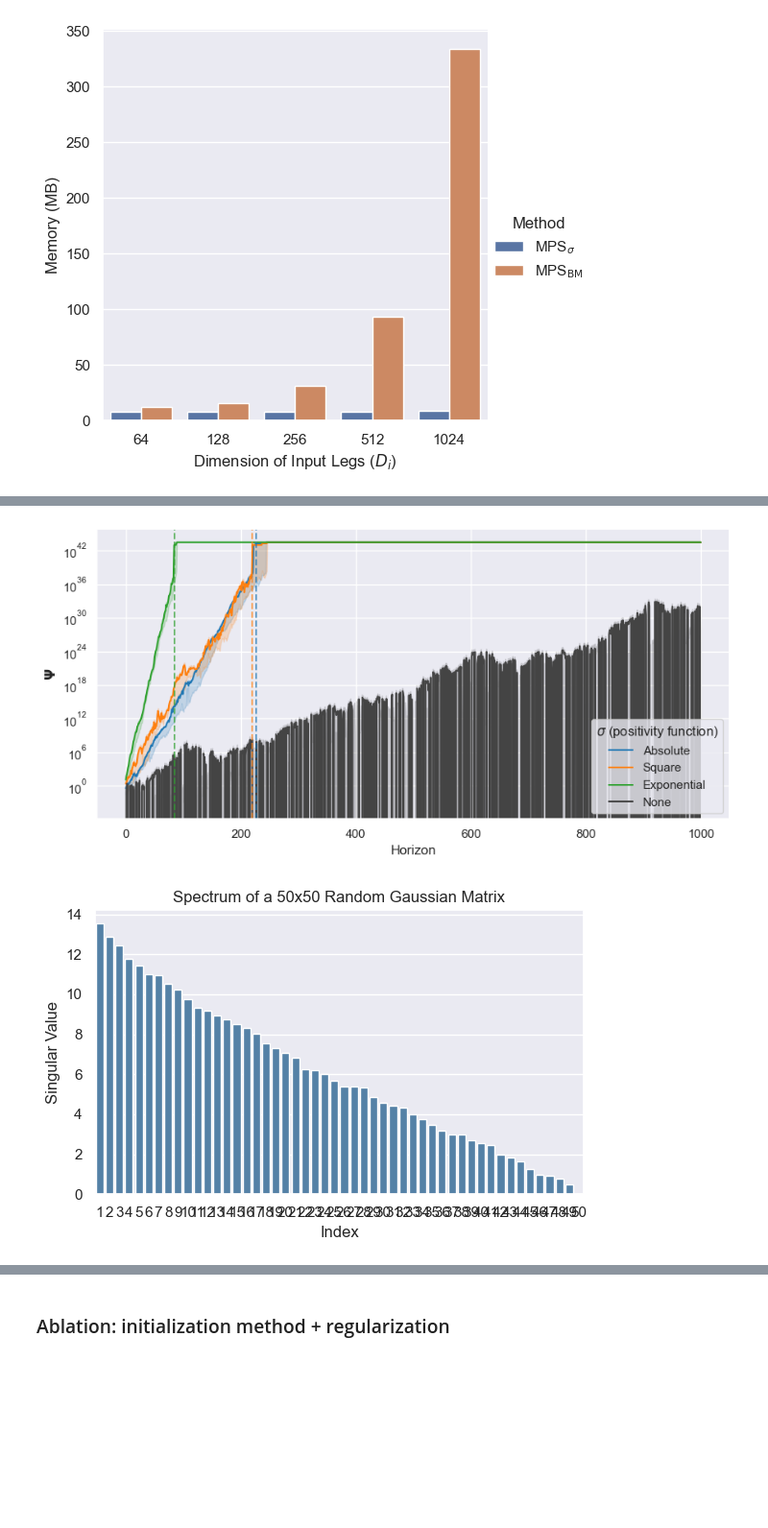
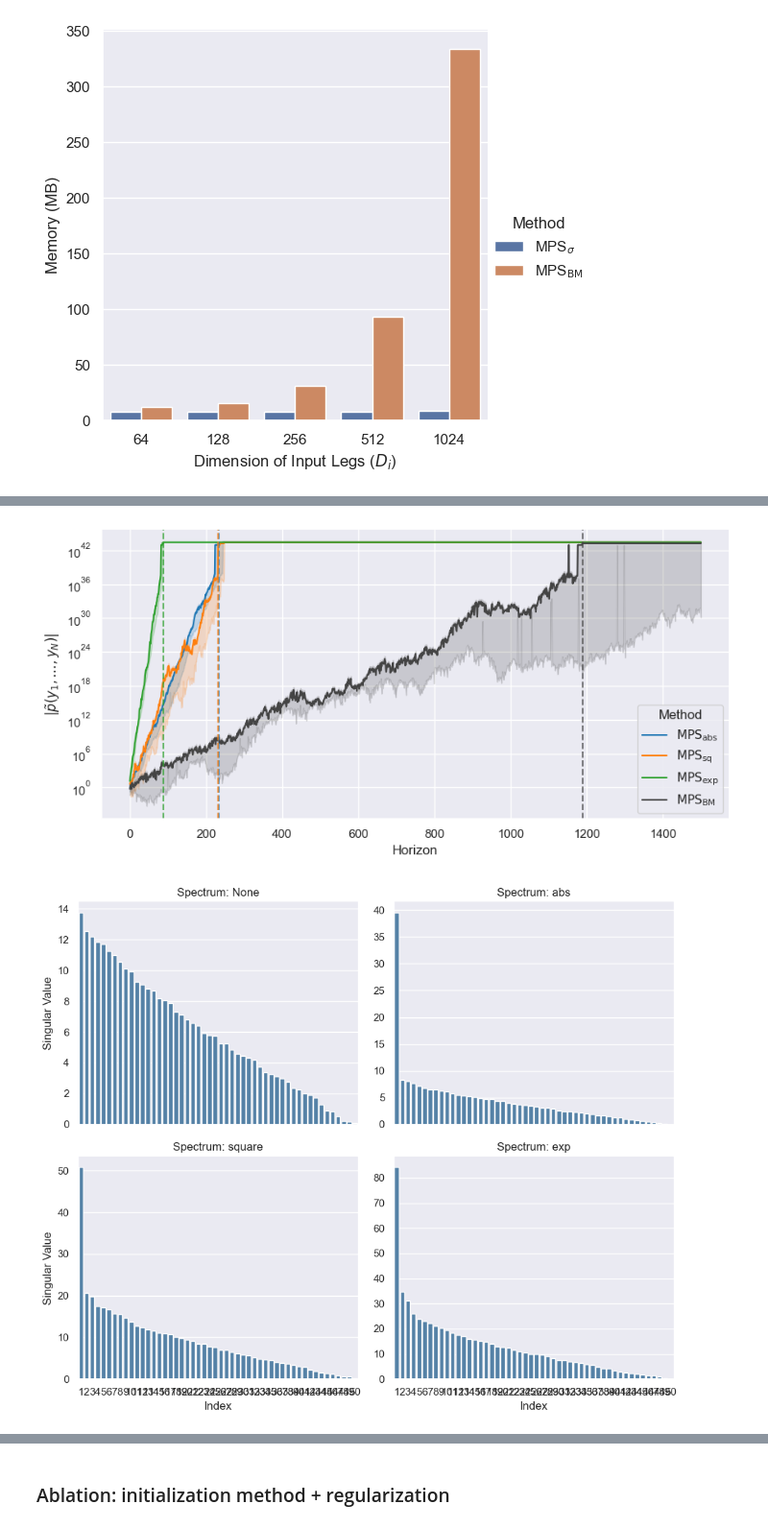
Before and after one commit to marawangamal/ptn, a Jupyter notebook: scripts/results.ipynb, the cells around one changed output, grey strips where cells are left out. Shown at 96% size. Drawn from its saved outputs; the diff is of its cells as text; code cells hidden in the pictures; blank space fills up the shorter version.

```diff
--- a/scripts/results.ipynb
+++ b/scripts/results.ipynb
@@ -830,25 +779,25 @@ from collections import OrderedDict
 torch.manual_seed(42); np.random.seed(42)
 
 EXPS = [
-    ("Absolute",     lambda W: W.abs()),
-    ("Square",       lambda W: W.square()),
-    ("Exponential",  lambda W: W.exp()),
-    ("None",         lambda W: W),  # special case
+    (r"$\mathrm{MPS}_\mathrm{abs}$",     lambda W: W.abs(), lambda py: py),
+    (r"$\mathrm{MPS}_\mathrm{sq}$",       lambda W: W.square(), lambda py: py),
+    (r"$\mathrm{MPS}_\mathrm{exp}$",  lambda W: W.exp(), lambda py: py),
+    (r"$\mathrm{MPS}_\mathrm{BM}$",         lambda W: W, lambda py: py),  # special case
 ]
 
-T, D = 1000, 2
+T, D = 1500, 2
 rows, inf_at = [], {}
 
 for seed in [0, 42, 84]:
-    for name, fn in EXPS:
+    for name, fn, py_fn in EXPS:
         alpha, beta, hit = fn(torch.randn(D)), fn(torch.randn(D)), False
         for t in range(T):
             if not hit:
                 beta = torch.mv(fn(torch.randn(D, D)), beta)
                 hit = not torch.isfinite(beta).all()
                 if hit: inf_at[name] = t
-            psi = float("inf") if hit else float(torch.dot(alpha, beta))
-            rows.append({"Step": t, "$\\sigma$ (positivity function)": name, "psi": psi})
+            psi = float("inf") if hit else float(py_fn(torch.dot(alpha, beta)))
+            rows.append({"Step": t, "Method": name, "psi": abs(psi)})
 
 df = pd.DataFrame(rows)
 finite = df[np.isfinite(df["psi"])]["psi"]
@@ -857,18 +806,18 @@ df["psi"] = df["psi"].replace([np.inf], cap)
 
 # Build custom palette: softer black (dark gray) for "None"
 base_colors = sns.color_palette("tab10", len(EXPS))
-palette = {name: base_colors[i] for i, (name, _) in enumerate(EXPS)}
-palette["None"] = "#444444"
+palette = {name: base_colors[i] for i, (name, _, _) in enumerate(EXPS)}
+palette["$\mathrm{MPS}_\mathrm{BM}$"] = "#444444"
 
 sns.set_theme()
 plt.figure(figsize=(9, 4.5))
-ax = sns.lineplot(data=df, x="Step", y="psi", hue="$\\sigma$ (positivity function)", palette=palette)
+ax = sns.lineplot(data=df, x="Step", y="psi", hue="Method", palette=palette)
 plt.yscale("log")
 plt.xlabel("Horizon")
-plt.ylabel(r"$\mathbf{\Psi}$")
+plt.ylabel(r"$|\tilde{p}(y_1, \ldots, y_N)|$")
 
 # vertical lines for inf
-for (name, _), color in zip(EXPS, [palette[n] for n, _ in EXPS]):
+for (name, _, _), color in zip(EXPS, [palette[n] for n, _, _ in EXPS]):
     if name in inf_at:
         plt.axvline(inf_at[name], color=color, ls="--", alpha=0.7, label=f"{name} inf@{inf_at[name]}")
 
@@ -880,31 +829,41 @@ uniq = OrderedDict(zip(l, h))
 
 plt.tight_layout(); plt.show()
 # %% [output]
-[figure, old version]
+[figure, new version]
 # %%
 import torch
 import seaborn as sns
 import matplotlib.pyplot as plt
 import pandas as pd
 
 # Generate a random matrix
 m, n = 50, 50
 A = torch.randn(m, n)
 
-# Compute singular values
-sing_vals = torch.linalg.svdvals(A).numpy()
+# Compute singular values for different transformations
+singular_values = {
+    "None": torch.linalg.svdvals(A).numpy(),
+    "abs": torch.linalg.svdvals(A.abs()).numpy(),
+    "square": torch.linalg.svdvals(A.square()).numpy(),
+    "exp": torch.linalg.svdvals(A.exp()).numpy(),
+}
 
-# Put into DataFrame for seaborn
-df = pd.DataFrame({"Singular Value": sing_vals, "Index": range(1, len(sing_vals)+1)})
+# Prepare DataFrame for FacetGrid
+df = pd.DataFrame({
+    "Index": list(range(1, m+1)) * len(singular_values),
+    "Singular Value": sum([list(singular_values[k]) for k in singular_values], []),
+    "Transformation": sum([[k]*m for k in singular_values], []),
+})
 
-# Plot
+# Plot all in a FacetGrid
 sns.set_theme()
-plt.figure(figsize=(6,4))
-sns.barplot(data=df, x="Index", y="Singular Value", color="steelblue")
-plt.title(f"Spectrum of a {m}x{n} Random Gaussian Matrix")
-plt.xlabel("Index")
-plt.ylabel("Singular Value")
+g = sns.FacetGrid(df, col="Transformation", col_wrap=2, sharey=False, height=4, aspect=1.2)
+g.map_dataframe(sns.barplot, x="Index", y="Singular Value", color="steelblue")
+g.set_titles(col_template="{col_name}")
+g.set_axis_labels("Index", "Singular Value")
+for ax, name in zip(g.axes.flat, singular_values.keys()):
+    ax.set_title(f"Spectrum: {name}")
 plt.tight_layout()
 plt.show()
 # %% [output]
-[figure, old version]
+[figure, new version]
```
Also changed, not shown: parts of 7 cells of this notebook, 15 other files.
